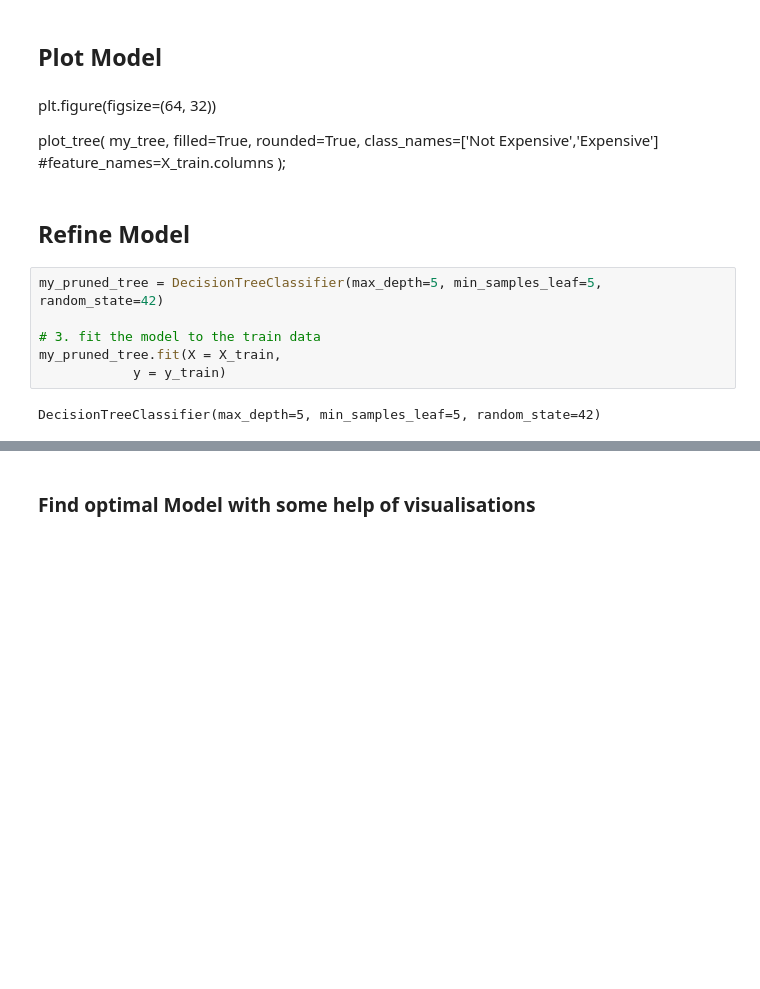
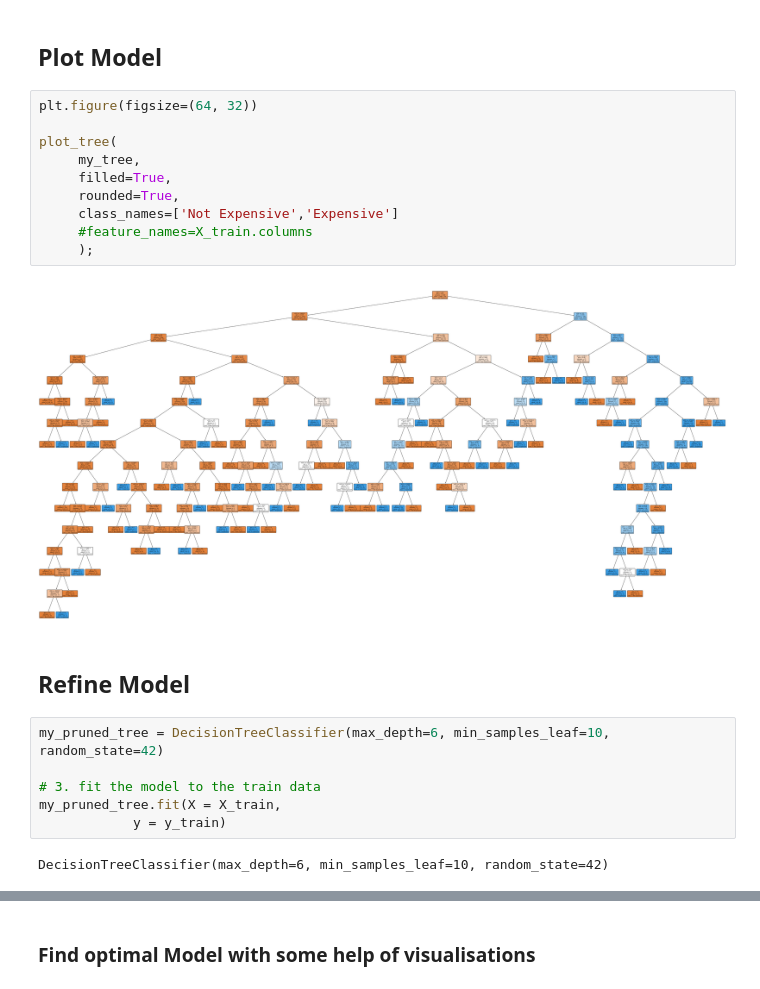
Before and after one commit to MerleSt/HousingPrices, a Jupyter notebook: Notebooks/data_exploration.ipynb, the cells around one changed output, grey strips where cells are left out. Saved outputs shown, nothing was run; the diff lists cells and outputs as text; blank space fills up the shorter version.

```diff
--- a/Notebooks/data_exploration.ipynb
+++ b/Notebooks/data_exploration.ipynb
@@ -207,26 +218,27 @@ accuracy_score(y_true = y_test,
 # %% [markdown]
 ## Plot Model
-# %% [markdown]
-
-plt.figure(figsize=(64, 32))
-
-plot_tree(
-     my_tree,
-     filled=True,
-     rounded=True,
-     class_names=['Not Expensive','Expensive']
-     #feature_names=X_train.columns
-     );
+# %%
+plt.figure(figsize=(64, 32))
+
+plot_tree(
+     my_tree,
+     filled=True,
+     rounded=True,
+     class_names=['Not Expensive','Expensive']
+     #feature_names=X_train.columns
+     );
+# %% [output]
+[figure, added]
 # %% [markdown]
 ## Refine Model
 # %%
-my_pruned_tree = DecisionTreeClassifier(max_depth=5, min_samples_leaf=5, random_state=42)
+my_pruned_tree = DecisionTreeClassifier(max_depth=6, min_samples_leaf=10, random_state=42)
 
 # 3. fit the model to the train data
 my_pruned_tree.fit(X = X_train,
             y = y_train)
 # %% [output]
-DecisionTreeClassifier(max_depth=5, min_samples_leaf=5, random_state=42)
+DecisionTreeClassifier(max_depth=6, min_samples_leaf=10, random_state=42)
 # %%
 y_pred_tree_train = my_pruned_tree.predict(X_train)
 accuracy_score(y_true = y_train,
```
Also changed, not shown: parts of 25 cells of this notebook.
